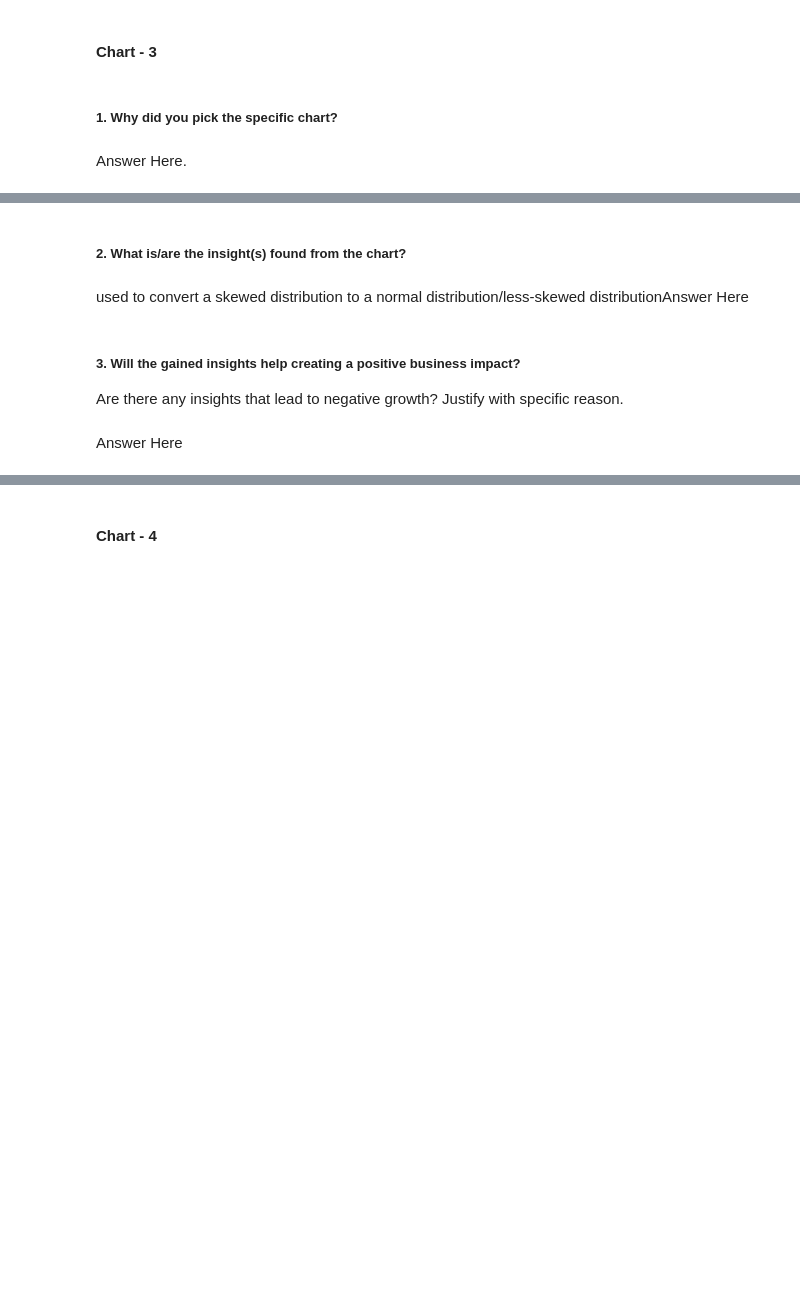
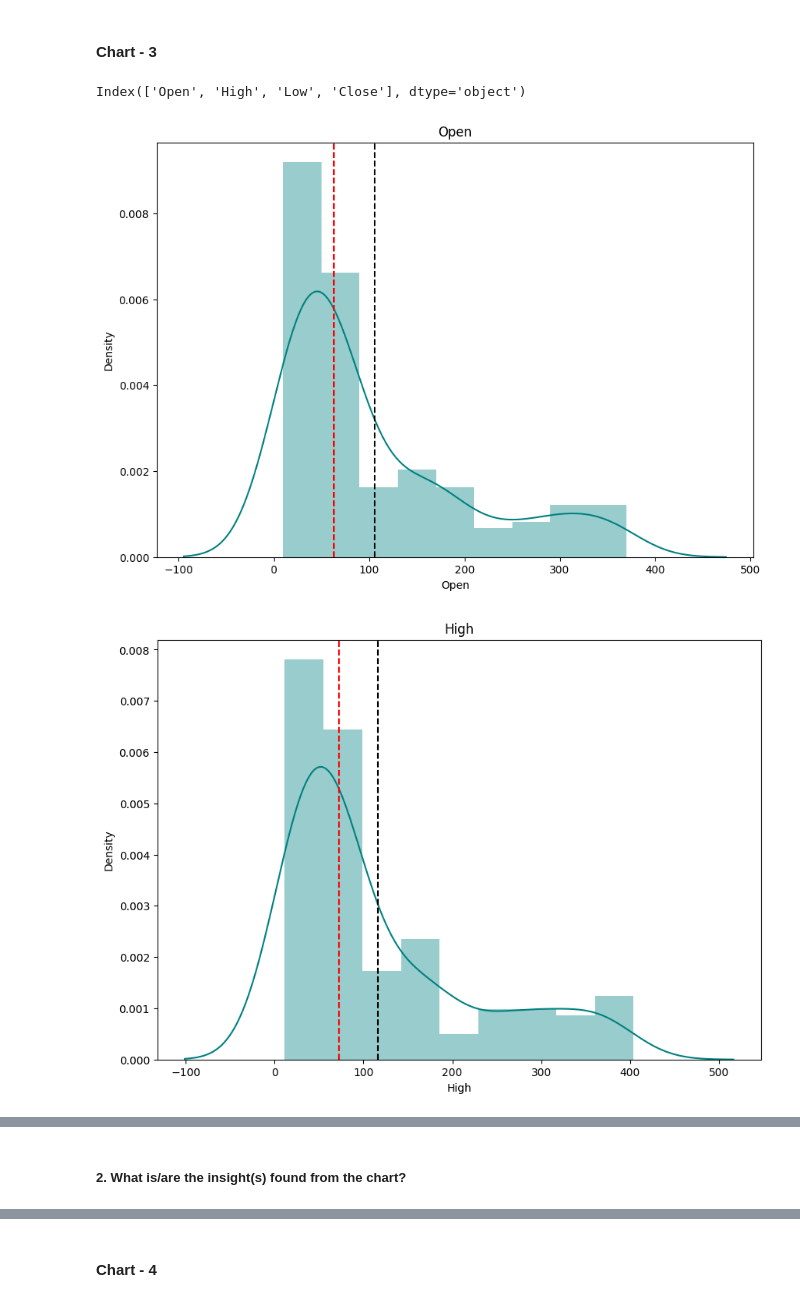
Before and after one commit to Devyani273/Regression---Yes-Bank-Stock-Closing-Price-Prediction, a Jupyter notebook: Yes_Bank_Stock_Closing_Price_Prediction.ipynb, the cells around one changed output, grey strips where cells are left out. Saved outputs shown, nothing was run; the diff lists cells and outputs as text; code cells hidden in the pictures; blank space fills up the shorter version.

```diff
--- a/Yes_Bank_Stock_Closing_Price_Prediction.ipynb
+++ b/Yes_Bank_Stock_Closing_Price_Prediction.ipynb
@@ -296,8 +300,11 @@ It's clearly visible the data is right skewed hence log transformation is needed
 **The log transformation is used to convert a skewed distribution to a normal distribution/less-skewed distribution. In this transform, we take the log of the values in a column and use these values as the column instead.**
 # %%
 #Applying log transformation on dependent variable
-plt.figure(figsize=(8,4))
+fig = plt.figure(figsize=(8,4))
+# ax = fig.gca()
 sns.distplot(np.log(df['Close']),color="r")
+# ax.axvline(df['Close'].mean(),color='cyan',linewidth=1.5,linestyle = 'dashed')
+# ax.axvline(df['Close'].median(),color='purple',linestyle='dashed',linewidth=1.5)
 plt.xlabel('Closing Price')
 plt.show()
 # %% [output]
@@ -329,4 +333,23 @@ The Yes Bank closing stock prices were going high till 2018, after 2018 it is on
-# %% [markdown]
-##### 1. Why did you pick the specific chart?
-# %% [markdown]
-Answer Here.
+# %%
+# putting numerical columns together in a variable called "numeric_cols"
+
+numeric_vars = df.describe().columns
+numeric_vars
+# %% [output]
+Index(['Open', 'High', 'Low', 'Close'], dtype='object')
+# %%
+# Checking the distribution and Mean, Median of the independent variables.
+
+for var in numeric_vars[:-1]:
+    fig = plt.figure(figsize=(10,7))
+    ax = fig.gca()
+    variables = df[var]
+    sns.distplot(variables, color='teal')
+    # variables.distplot(bins=50, ax = ax)
+    ax.axvline(variables.mean(),color='black',linewidth=1.5,linestyle = 'dashed')
+    ax.axvline(variables.median(),color='red',linestyle='dashed',linewidth=1.5)
+    ax.set_title(var)
+plt.show()
+# %% [output]
+[figure, added]
+[figure, added]
@@ -333,9 +357,2 @@ Answer Here.
 # %% [markdown]
 ##### 2. What is/are the insight(s) found from the chart?
-# %% [markdown]
-used to convert a skewed distribution to a normal distribution/less-skewed distributionAnswer Here
-# %% [markdown]
-##### 3. Will the gained insights help creating a positive business impact?
-Are there any insights that lead to negative growth? Justify with specific reason.
-# %% [markdown]
-Answer Here
```
Also changed, not shown: parts of 330 cells of this notebook.
